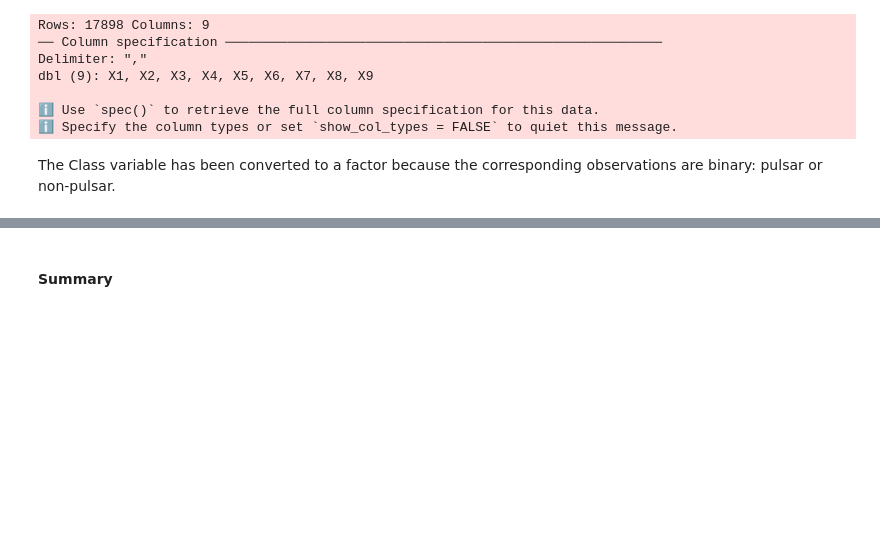
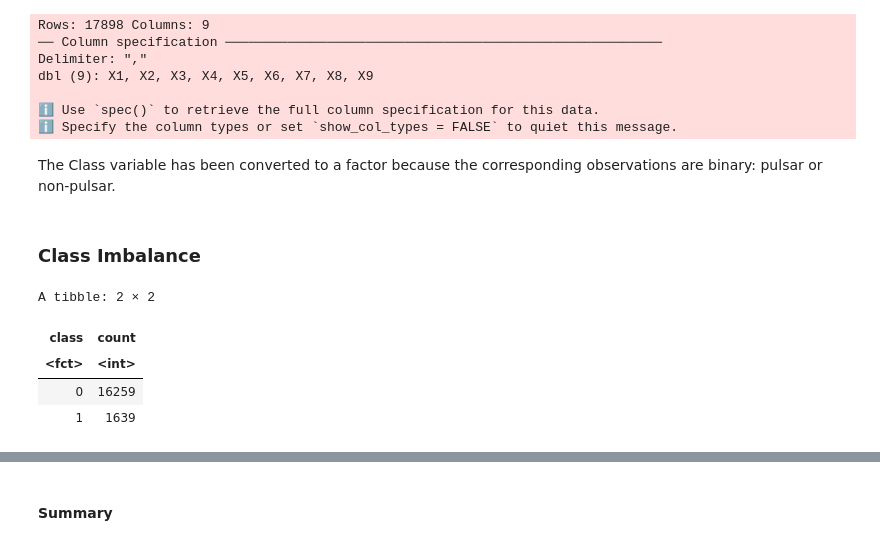
Before and after one commit to madisongill/dsci-100-2023s-group-39-section-002, a Jupyter notebook: project_proposal-Copy1.ipynb, the cells around one changed output, grey strips where cells are left out. Saved outputs shown, nothing was run; the diff lists cells and outputs as text; code cells hidden in the pictures; blank space fills up the shorter version.

```diff
--- a/project_proposal-Copy1.ipynb
+++ b/project_proposal-Copy1.ipynb
@@ -87,3 +87,17 @@ mutate(class = as_factor(class)) |>
 select(mean, std_dev, kurt, skew, class)
 # %% [markdown]
 <p>The Class variable has been converted to a factor because the corresponding observations are binary: pulsar or non-pulsar.</p>
+# %% [markdown]
+### Class Imbalance
+# %%
+class_count_unbalanced <- pulsar |> #summarize counts of class labels
+    group_by(class) |>
+    summarize(count = n())
+
+class_count_unbalanced
+# %% [output]
+A tibble: 2 × 2
+| class | count |
+| <fct> | <int> |
+| 0 | 16259 |
+| 1 | 1639 |
```
Also changed, not shown: parts of 9 cells of this notebook.
